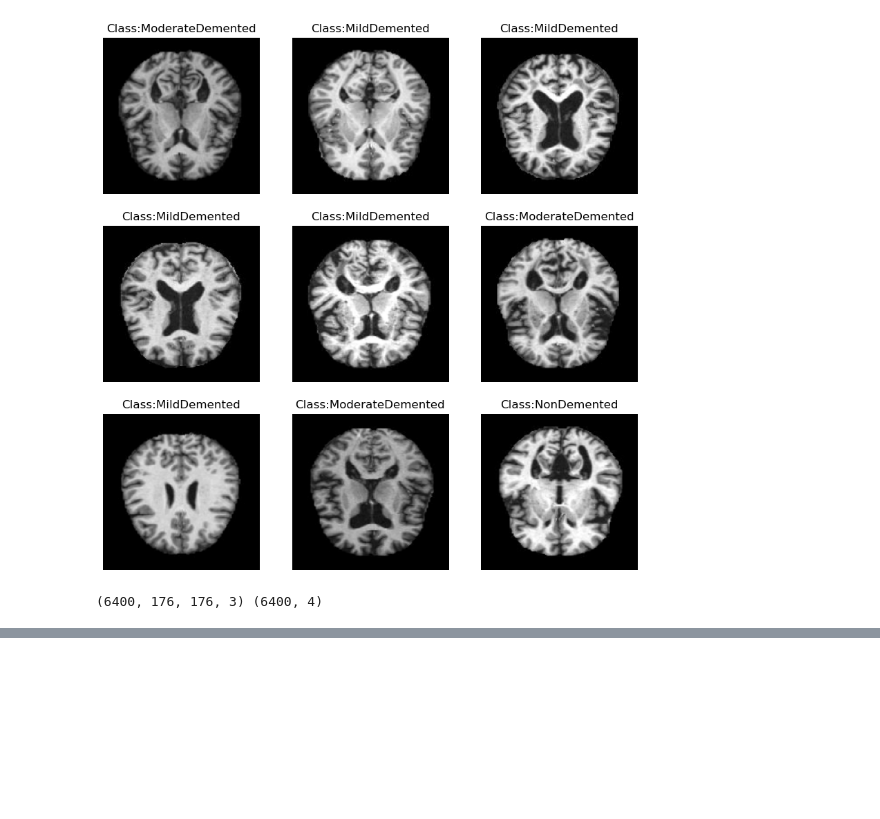
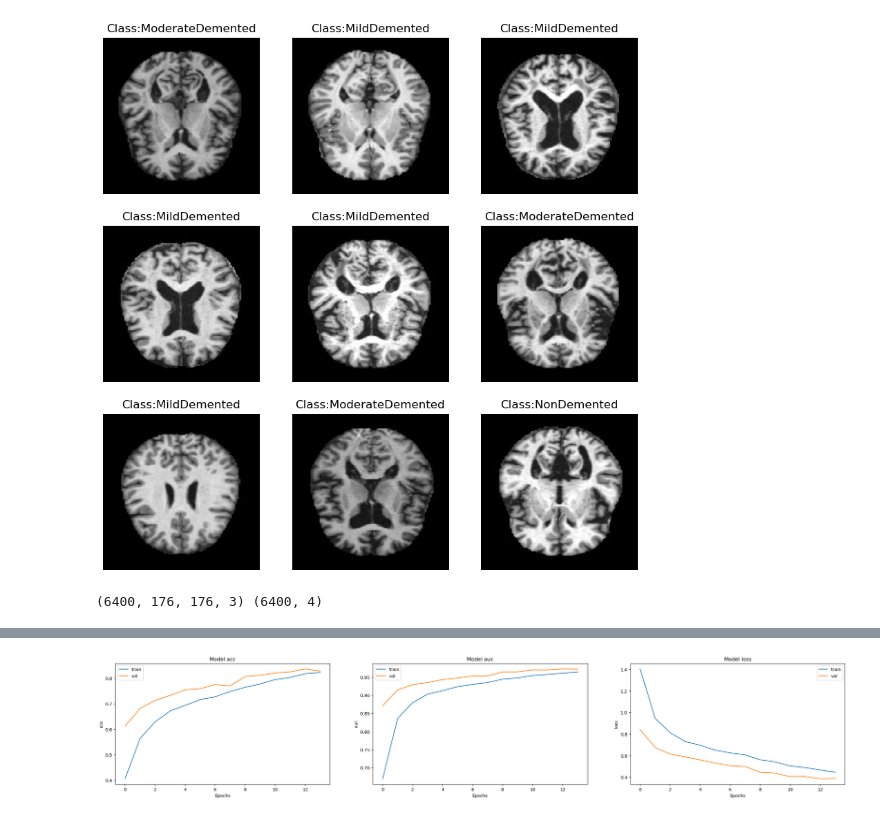
Before and after one commit to sathiya06/Early-Detection-Of-Alzheimer-s-Disease, a Jupyter notebook: alzi.ipynb, the cells around one changed output, grey strips where cells are left out. Drawn from its saved outputs; the diff is of its cells as text; code cells hidden in the pictures; blank space fills up the shorter version.

Commit message:
training and testing the model

```diff
--- a/alzi.ipynb
+++ b/alzi.ipynb
@@ -104,0 +139,2 @@ print(train_data.shape, train_labels.shape)
+# %%
+inception_model = InceptionV3(input_shape=(176, 176, 3), include_top=False, weights="imagenet")
@@ -104,0 +165,25 @@ print(train_data.shape, train_labels.shape)
+# %%
+#Defining a custom callback function to stop training our model when accuracy goes above 99%
+
+class MyCallback(tf.keras.callbacks.Callback):
+    def on_epoch_end(self, epoch, logs={}):
+        if logs.get('acc') > 0.82:
+            print("\nReached accuracy threshold! Terminating training.")
+            self.model.stop_training = True
+
+my_callback = MyCallback()
+
+#ReduceLROnPlateau to stabilize the training process of the model
+rop_callback = ReduceLROnPlateau(monitor="val_loss", patience=3)
+# %%
+METRICS = [tf.keras.metrics.CategoricalAccuracy(name='acc'),
+           tf.keras.metrics.AUC(name='auc'),
+           tfa.metrics.F1Score(num_classes=4)]
+
+CALLBACKS = [my_callback, rop_callback]
+
+custom_inception_model.compile(optimizer='rmsprop',
+                              loss=tf.losses.CategoricalCrossentropy(),
+                              metrics=METRICS)
+
+custom_inception_model.summary()
@@ -104,0 +208,5 @@ print(train_data.shape, train_labels.shape)
+# %%
+#Fit the training data to the model and validate it using the validation data
+EPOCHS = 20
+
+history = custom_inception_model.fit(train_data, train_labels, validation_data=(val_data, val_labels), callbacks=CALLBACKS, epochs=EPOCHS)
@@ -104,0 +231,15 @@ print(train_data.shape, train_labels.shape)
+# %%
+#Plotting the trend of the metrics during training
+
+fig, ax = plt.subplots(1, 3, figsize = (30, 5))
+ax = ax.ravel()
+
+for i, metric in enumerate(["acc", "auc", "loss"]):
+    ax[i].plot(history.history[metric])
+    ax[i].plot(history.history["val_" + metric])
+    ax[i].set_title("Model {}".format(metric))
+    ax[i].set_xlabel("Epochs")
+    ax[i].set_ylabel(metric)
+    ax[i].legend(["train", "val"])
+# %% [output]
+[figure, added]
```
Also changed, not shown: parts of 14 cells of this notebook.
